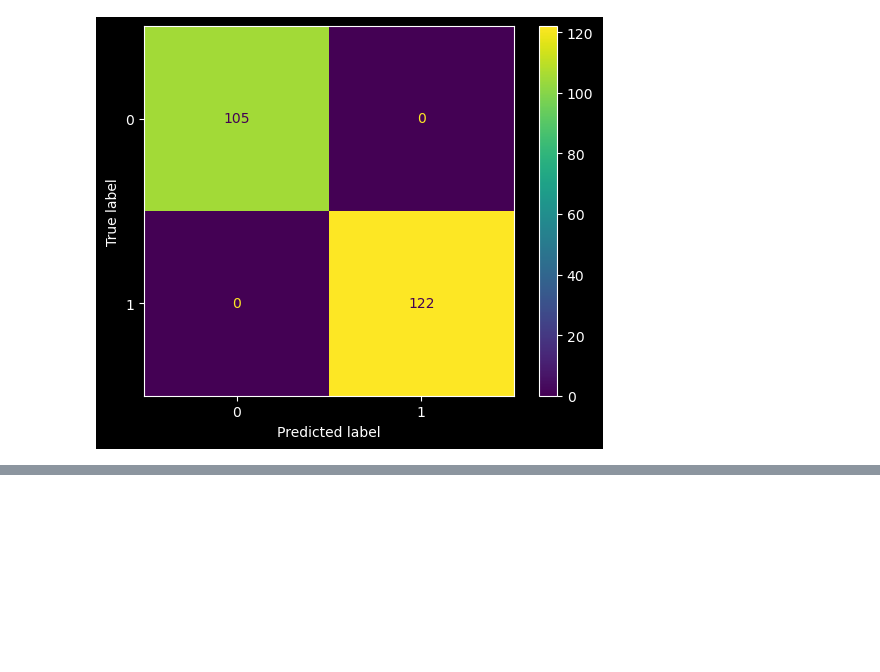
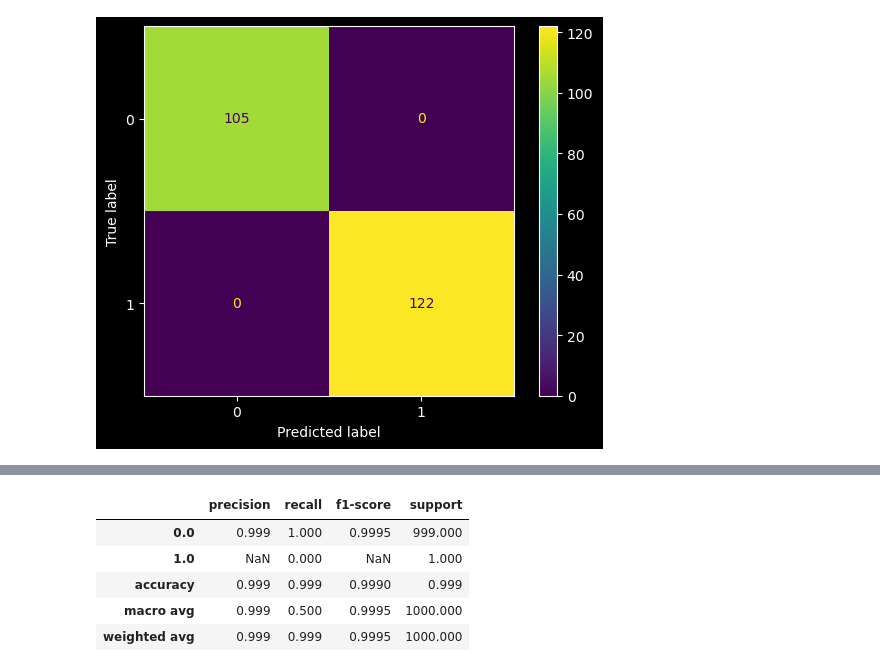
Before and after one commit to DarkDk123/ZTM-ML-Data-Science, a Jupyter notebook: 7. Scikit learn - Creating ML models/Scikit-learn Entire Breakdown.ipynb, the cells around one changed output, grey strips where cells are left out. Drawn from its saved outputs; the diff is of its cells as text; code cells hidden in the pictures; blank space fills up the shorter version.

Commit message:
Classification Metrics : Classification Report

```diff
--- a/7. Scikit learn - Creating ML models/Scikit-learn Entire Breakdown.ipynb
+++ b/7. Scikit learn - Creating ML models/Scikit-learn Entire Breakdown.ipynb
@@ -1720,0 +1750,26 @@ plt.show()
+# %%
+# Where precision & recall become important.
+disease_true = np.zeros(1000)
+disease_true[0] = 1 # only one positive case in Data.
+
+# When model predicts every case as 0. (non-disease)
+disease_preds = np.zeros(1000)
+
+pd.DataFrame(classification_report(
+        disease_true,
+        disease_preds,
+        output_dict=True,
+        zero_division=np.NaN
+    )
+).T
+
+## Here, we can see, accuracy doesn't finds ill behavior.
+## But precision tells that there is no prediction for label "1".
+## Hence, precision and recall are necessary here.
+# %% [output]
+|  | precision | recall | f1-score | support |
+| 0.0 | 0.999 | 1.000 | 0.9995 | 999.000 |
+| 1.0 | NaN | 0.000 | NaN | 1.000 |
+| accuracy | 0.999 | 0.999 | 0.9990 | 0.999 |
+| macro avg | 0.999 | 0.500 | 0.9995 | 1000.000 |
+| weighted avg | 0.999 | 0.999 | 0.9995 | 1000.000 |
```
Also changed, not shown: parts of 7 cells of this notebook.
